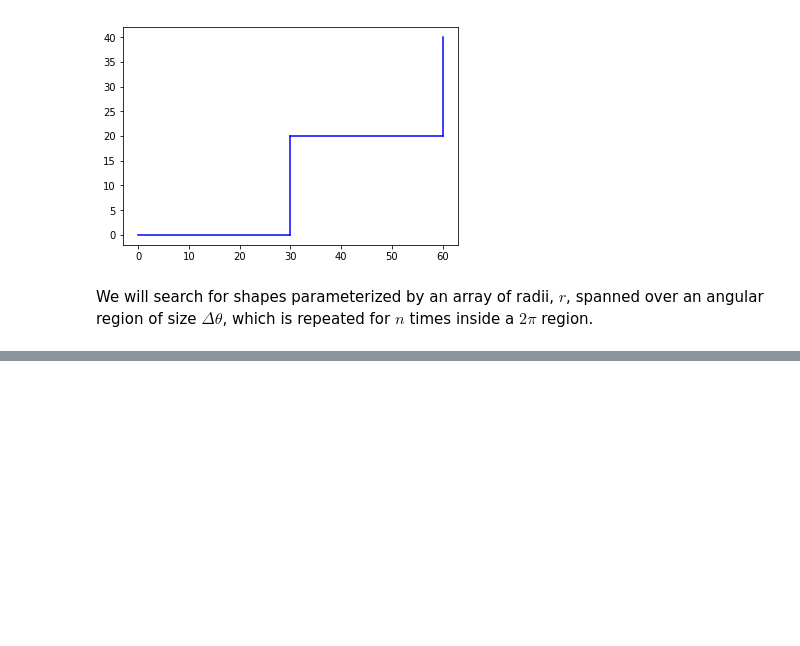
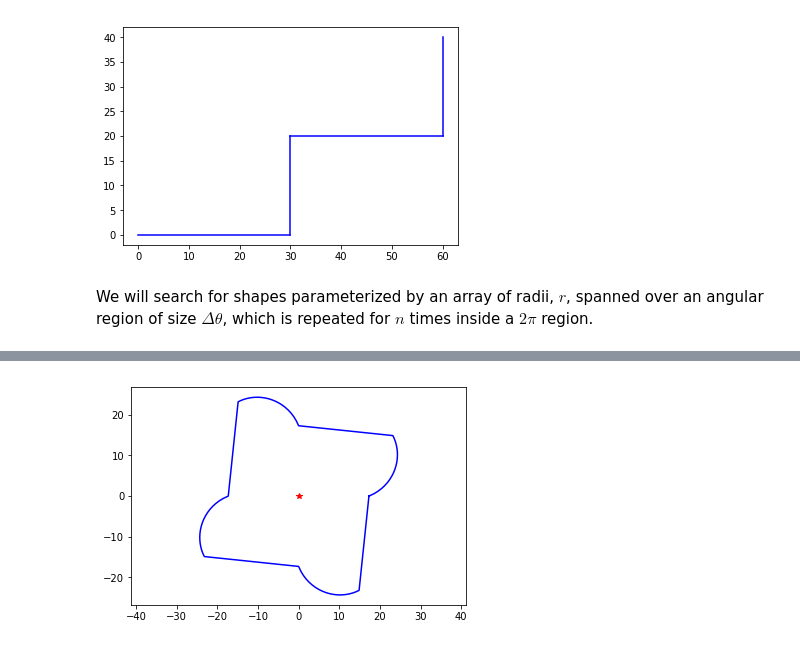
Before and after one commit to ianosd/stair_wheel, a Jupyter notebook: Stair climbing shape computation.ipynb, the cells around one changed output, grey strips where cells are left out. Cells and saved outputs as stored; diff of their text form; code cells hidden in the pictures; blank space fills up the shorter version.

```diff
--- a/Stair climbing shape computation.ipynb
+++ b/Stair climbing shape computation.ipynb
@@ -290,0 +166,14 @@ Angle0 -1.039035228250522
+# %%
+@takes_array_geometry
+def inequality_constraints(g):
+    curve_length_constraint = stair_width*0.6 - g.curve_length
+
+    c = np.cos(g.theta_step)
+    s = np.sin(g.theta_step)
+    c2 = np.cos(2*g.theta_step)
+    s2 = np.sin(2*g.theta_step)
+
+    r = g.r
+
+    curve_is_convex_constraints = r[:-2]*(s*r[1:-1] - s2*r[2:]) + r[1:-1]*r[2:]*(c*s2 - c2*s)
+    return np.append(curve_is_convex_constraints, curve_length_constraint)
@@ -290,0 +184,4 @@ Angle0 -1.039035228250522
+# %%
+@takes_array_geometry
+def get_trajectory_length(g):
+    return g.centre_trajectory_length
@@ -290,0 +196,12 @@ Angle0 -1.039035228250522
+# %%
+eq_constr = {'type': 'eq', 'fun': zero_constraints}
+ineq_constr = {'type': 'ineq', 'fun': inequality_constraints}
+bounds_constr = optimize.Bounds(0.1, np.append(np.repeat(100, x0.size - 1), 2*np.pi/n))
+
+opt_res = optimize.minimize(get_trajectory_length, x0, bounds=bounds_constr, constraints=(eq_constr, ineq_constr))
+g_result = array_to_wheel_geometry(opt_res.x)
+plot_wheel(g_result)
+plt.axis('equal')
+plt.show()
+# %% [output]
+[figure, added]
```
Also changed, not shown: parts of 12 cells of this notebook, 1 other file.
